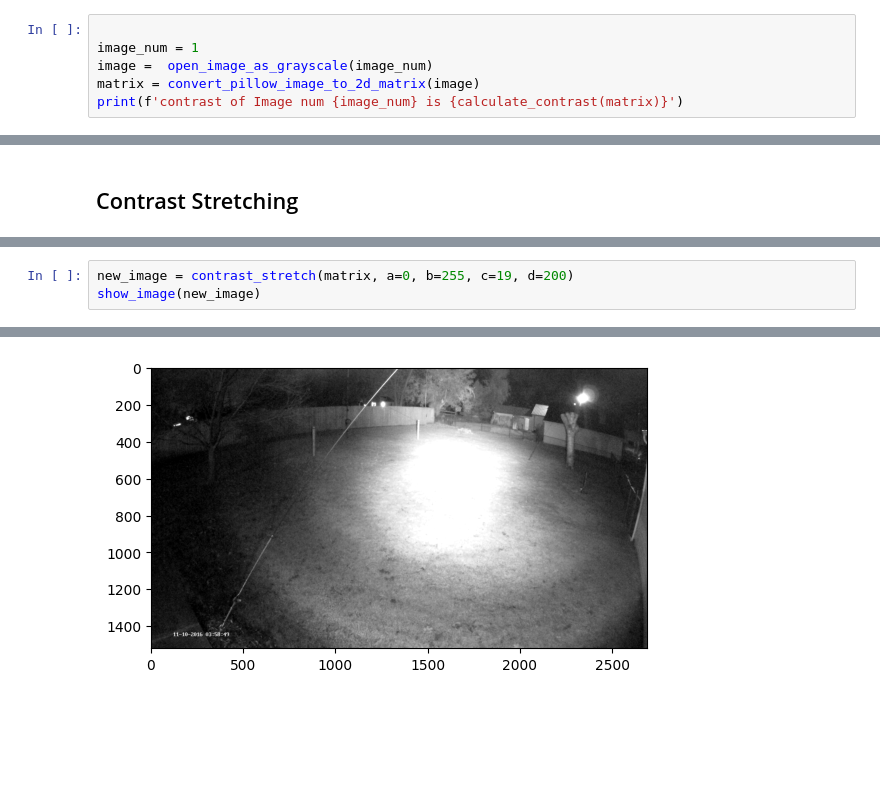
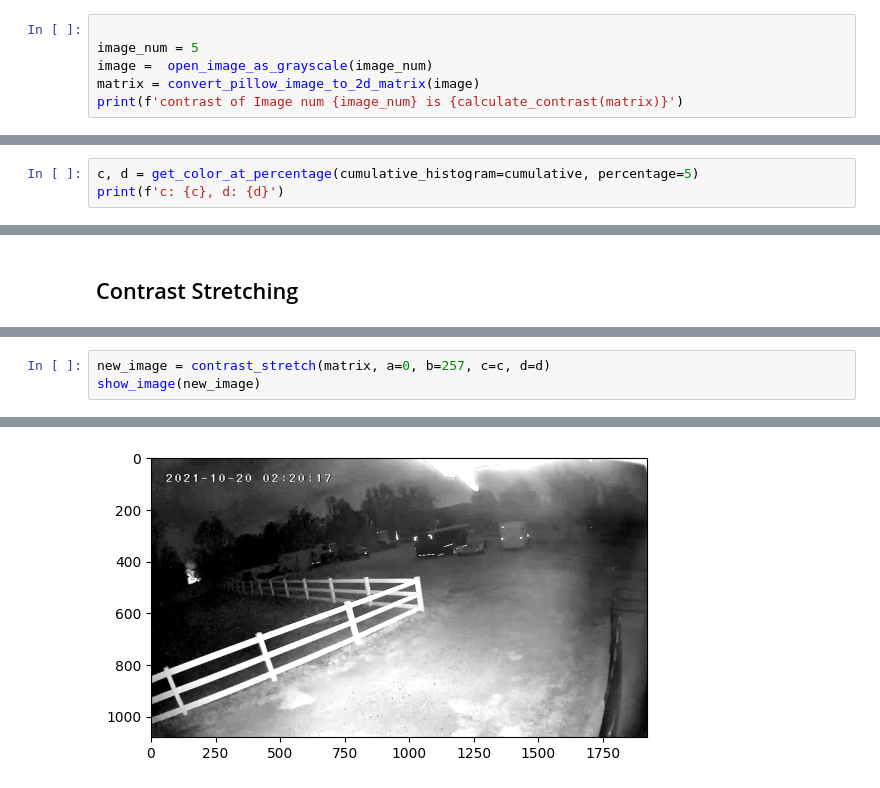
Before and after one commit to aboueleyes/cv-assignment, a Jupyter notebook: main.ipynb, the cells around one changed output, grey strips where cells are left out. Drawn from its saved outputs; the diff is of its cells as text; blank space fills up the shorter version.

```diff
--- a/main.ipynb
+++ b/main.ipynb
@@ -8,7 +26,7 @@ from src.services import *
 # Calculate Contrast
 # %%
 
-image_num = 1
+image_num = 5
 image =  open_image_as_grayscale(image_num)
 matrix = convert_pillow_image_to_2d_matrix(image)
 print(f'contrast of Image num {image_num} is {calculate_contrast(matrix)}')
@@ -43,0 +57,3 @@ get_color_at_percentage(cumulative_histogram=cumulative, percentage=0.05)
+# %%
+c, d = get_color_at_percentage(cumulative_histogram=cumulative, percentage=5)
+print(f'c: {c}, d: {d}')
@@ -55,4 +74,4 @@ show_image(old_image)
 # %%
-new_image = contrast_stretch(matrix, a=0, b=255, c=19, d=200)
+new_image = contrast_stretch(matrix, a=0, b=257, c=c, d=d)
 show_image(new_image)
 # %% [output]
@@ -61 +80 @@ show_image(new_image)
-[figure, old version]
+[figure, new version]
```
Also changed, not shown: parts of 17 cells of this notebook, 3 other files.
